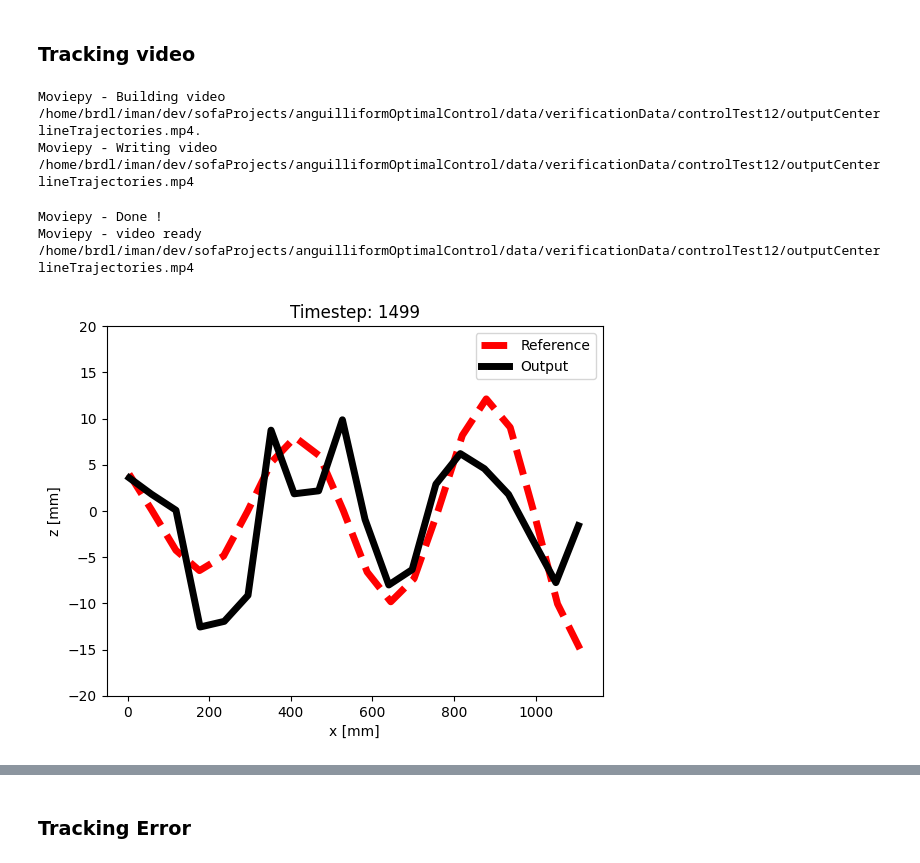
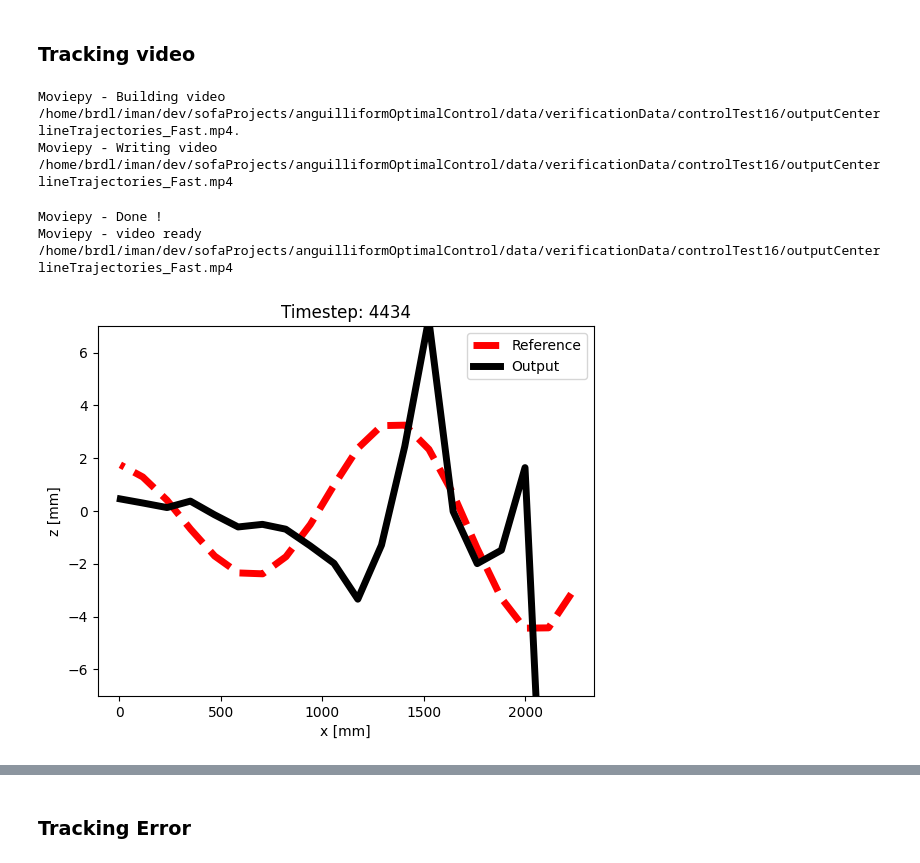
Before and after one commit to iman-adibnazari/anguilliformOptimalControl, a Jupyter notebook: src/rhcAnalysis.ipynb, the cells around one changed output, grey strips where cells are left out. Drawn from its saved outputs; the diff is of its cells as text; code cells hidden in the pictures.

```diff
--- a/src/rhcAnalysis.ipynb
+++ b/src/rhcAnalysis.ipynb
@@ -58,3 +33,6 @@ x0 = systemMats["x0"]
+# %%
+# Setup filepaths for reading data
+filepath = config["currentDirectory"] + "data/verificationData/controlTest16/"
 # %%
 # Load in data from npy file
 data = np.load(filepath + "processedData_policySeed_0.npz")
@@ -63,14 +41,14 @@ Y_fom = data["reducedCenterlineData"]
 U_fom = data["inputData"].T
 Y0_fom = data["reducedCenterlineData"][0,:]
 
-timesteps = 1500# Y_fom.shape[0]
+timesteps = 4440# Y_fom.shape[0]
 # %% [markdown]
 # RHC Analysis
 # %%
 # Read in data
 # Initialize arrays to store data from online observer
-y_groundTruth_online = np.zeros((C_era.shape[0], timesteps))
-y_ref_online = np.zeros((C_era.shape[0], timesteps))
+y_groundTruth_online = np.zeros((40, timesteps))
+y_ref_online = np.zeros((40, timesteps))
 # Read in data from online observer
 for i in range(timesteps):
     onlineObs_filename = filepath + "verification_step_" + str(i) + ".hdf5"
@@ -96,7 +74,7 @@ for i in range(6):
 # %%
 # Show output trajectories against reference trajectories for all 40 outputs
 fig, axs = plt.subplots(20,2, figsize=(10, 40))
-plotTimetsteps = timesteps
+plotTimetsteps = 4000
 for i in range(40):
     axs[i//2, i%2].plot(y_groundTruth_online[i,:plotTimetsteps], label="Output " + str(i))
     axs[i//2, i%2].plot(y_ref_online[i,:plotTimetsteps], label="Reference " + str(i))
@@ -109,38 +87,38 @@ for i in range(40):
 ### Tracking video
 # %%
 # Generate video of output centerline trajectories against reference centerline trajectories
-animationFilepath = filepath + "outputCenterlineTrajectories.mp4"
-numFrames = timesteps
-fps = 60
+animationFilepath = filepath + "outputCenterlineTrajectories_Fast.mp4"
+numFrames = timesteps-5
+fps = 1000
 duration = numFrames/fps
 # Set up figure for animation
 fig, ax = plt.subplots()
 # Animation callback
 def animate(t):
     global y_groundTruth_online, y_ref_online, Y0_fom
     i = int(round(t*fps))
     ax.clear()
     # Reshape outputs
     output_i = y_groundTruth_online[:,i].reshape((20,2))
     output_i[:,0] = output_i[:,0] +  Y0_fom.reshape((20,2))[:,0] # Only offset the x coordinate
     ref_i = y_ref_online[:,i].reshape((20,2))
     ref_i[:,0] = ref_i[:,0] +  Y0_fom.reshape((20,2))[:,0] # Only offset the x coordinate
     ax.plot(-ref_i[:,0], ref_i[:,1], label="Reference", linewidth = 5, color = 'red', linestyle='dashed', ) # flip x sign to make things look nicer
     ax.plot(-output_i[:,0], output_i[:,1], label="Output", linewidth = 5, color = 'k') # flip x sign to make things look nicer
     ax.set_xlabel("x [mm]")
     ax.set_ylabel("z [mm]")
     # Set axis limits
-    ax.set_ylim([-20, 20])
+    ax.set_ylim([-7, 7])
     # ax.set_xlim([-5, 2000])
     ax.set_title("Timestep: " + str(i))
     ax.legend()
     return mplfig_to_npimage(fig)
 
 animation = VideoClip(animate, duration=duration)
 animation.write_videofile(animationFilepath, fps=fps)
 # %% [output]
-Moviepy - Building video /home/brdl/iman/dev/sofaProjects/anguilliformOptimalControl/data/verificationData/controlTest12/outputCenterlineTrajectories.mp4.
-Moviepy - Writing video /home/brdl/iman/dev/sofaProjects/anguilliformOptimalControl/data/verificationData/controlTest12/outputCenterlineTrajectories.mp4
+Moviepy - Building video /home/brdl/iman/dev/sofaProjects/anguilliformOptimalControl/data/verificationData/controlTest16/outputCenterlineTrajectories_Fast.mp4.
+Moviepy - Writing video /home/brdl/iman/dev/sofaProjects/anguilliformOptimalControl/data/verificationData/controlTest16/outputCenterlineTrajectories_Fast.mp4
 Moviepy - Done !
-Moviepy - video ready /home/brdl/iman/dev/sofaProjects/anguilliformOptimalControl/data/verificationData/controlTest12/outputCenterlineTrajectories.mp4
+Moviepy - video ready /home/brdl/iman/dev/sofaProjects/anguilliformOptimalControl/data/verificationData/controlTest16/outputCenterlineTrajectories_Fast.mp4
-[figure, old version]
+[figure, new version]
```
Also changed, not shown: parts of 5 cells of this notebook, 6 other files.
